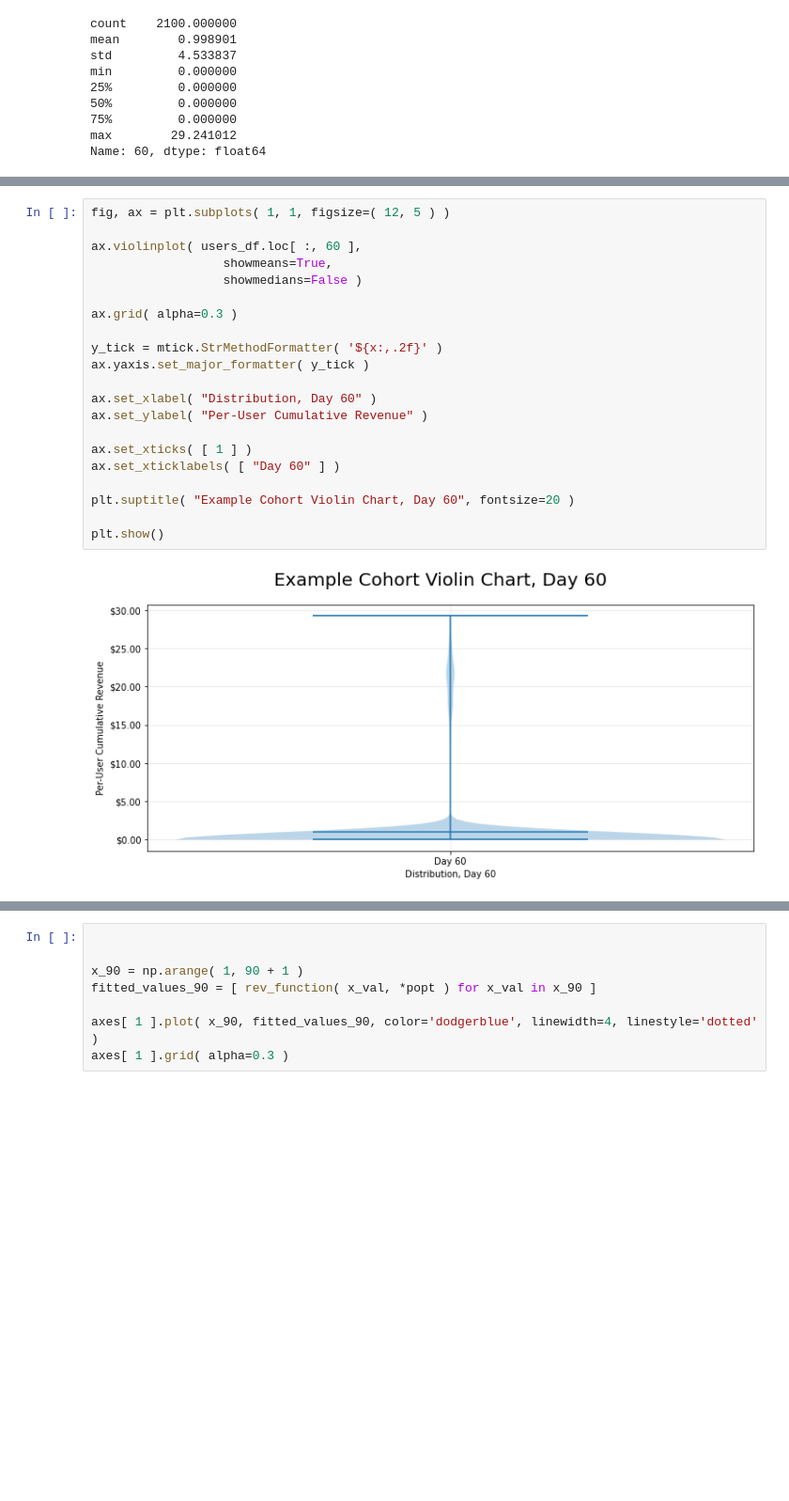
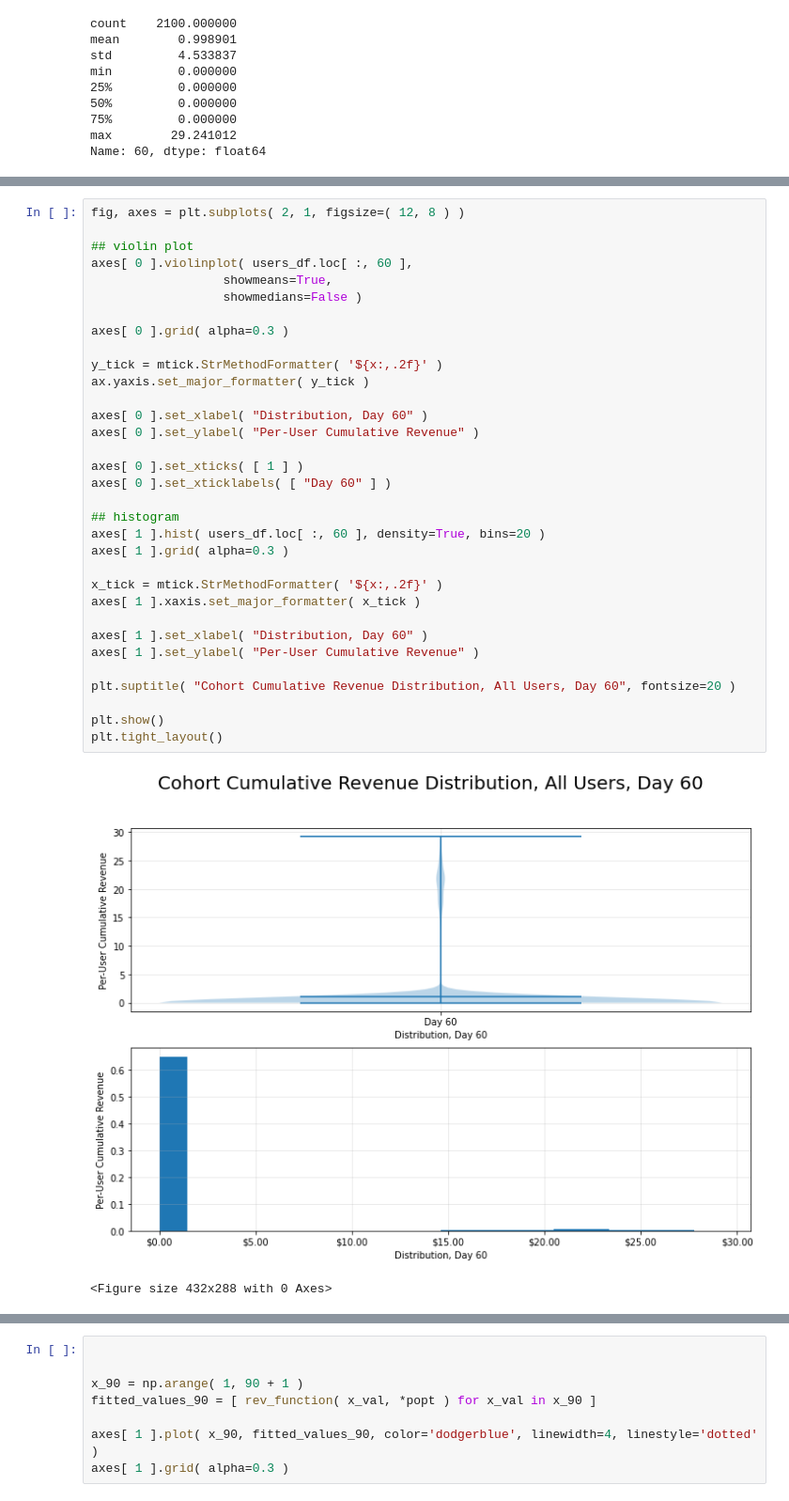
Before and after one commit to ESeufert/MDM_POSTS, a Jupyter notebook: POSTS/bootstrap_ltv/notebook.ipynb, the cells around one changed output, grey strips where cells are left out. Shown: that part at 94% size. Cells and saved outputs as stored; diff of their text form; blank space fills up the shorter version.

```diff
--- a/POSTS/bootstrap_ltv/notebook.ipynb
+++ b/POSTS/bootstrap_ltv/notebook.ipynb
@@ -80,23 +83,36 @@ plt.show()
 # %%
-fig, ax = plt.subplots( 1, 1, figsize=( 12, 5 ) )
+fig, axes = plt.subplots( 2, 1, figsize=( 12, 8 ) )
 
-ax.violinplot( users_df.loc[ :, 60 ],
+## violin plot
+axes[ 0 ].violinplot( users_df.loc[ :, 60 ],
                   showmeans=True,
                   showmedians=False )
 
-ax.grid( alpha=0.3 )
+axes[ 0 ].grid( alpha=0.3 )
 
 y_tick = mtick.StrMethodFormatter( '${x:,.2f}' )
 ax.yaxis.set_major_formatter( y_tick )
 
-ax.set_xlabel( "Distribution, Day 60" )
-ax.set_ylabel( "Per-User Cumulative Revenue" )
+axes[ 0 ].set_xlabel( "Distribution, Day 60" )
+axes[ 0 ].set_ylabel( "Per-User Cumulative Revenue" )
 
-ax.set_xticks( [ 1 ] )
-ax.set_xticklabels( [ "Day 60" ] )
+axes[ 0 ].set_xticks( [ 1 ] )
+axes[ 0 ].set_xticklabels( [ "Day 60" ] )
 
-plt.suptitle( "Example Cohort Violin Chart, Day 60", fontsize=20 )
+## histogram
+axes[ 1 ].hist( users_df.loc[ :, 60 ], density=True, bins=20 )
+axes[ 1 ].grid( alpha=0.3 )
+
+x_tick = mtick.StrMethodFormatter( '${x:,.2f}' )
+axes[ 1 ].xaxis.set_major_formatter( x_tick )
+
+axes[ 1 ].set_xlabel( "Distribution, Day 60" )
+axes[ 1 ].set_ylabel( "Per-User Cumulative Revenue" )
+
+plt.suptitle( "Cohort Cumulative Revenue Distribution, All Users, Day 60", fontsize=20 )
 
 plt.show()
+plt.tight_layout()
 # %% [output]
-[figure, old version]
+[figure, new version]
+<Figure size 432x288 with 0 Axes>
```
Also changed, not shown: parts of 7 cells of this notebook.
